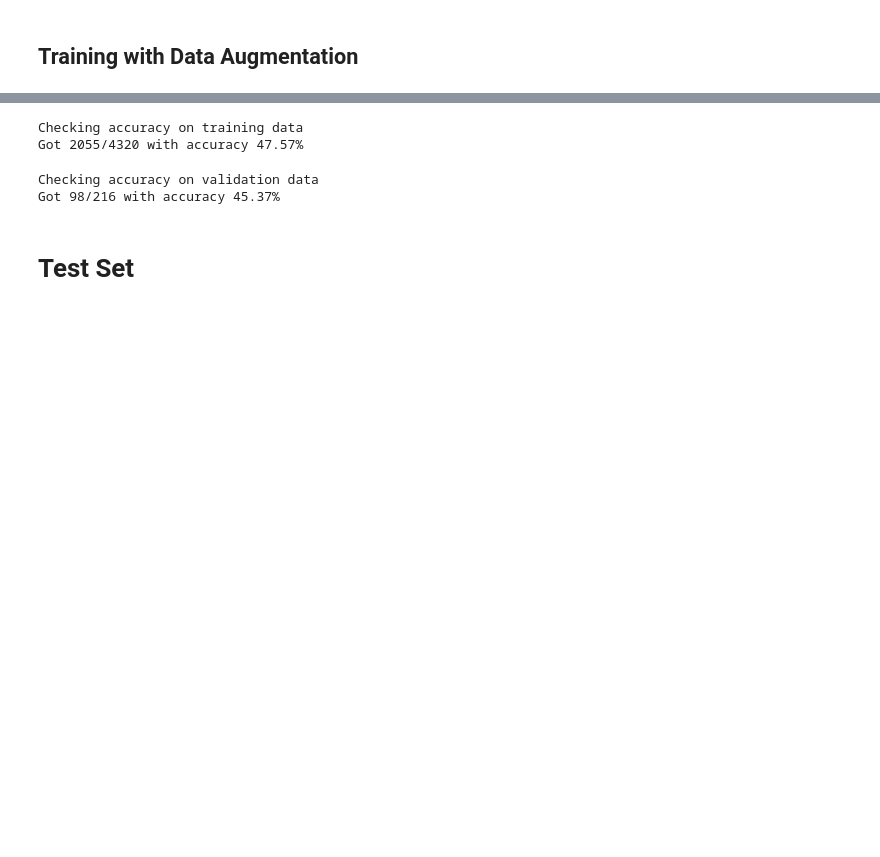
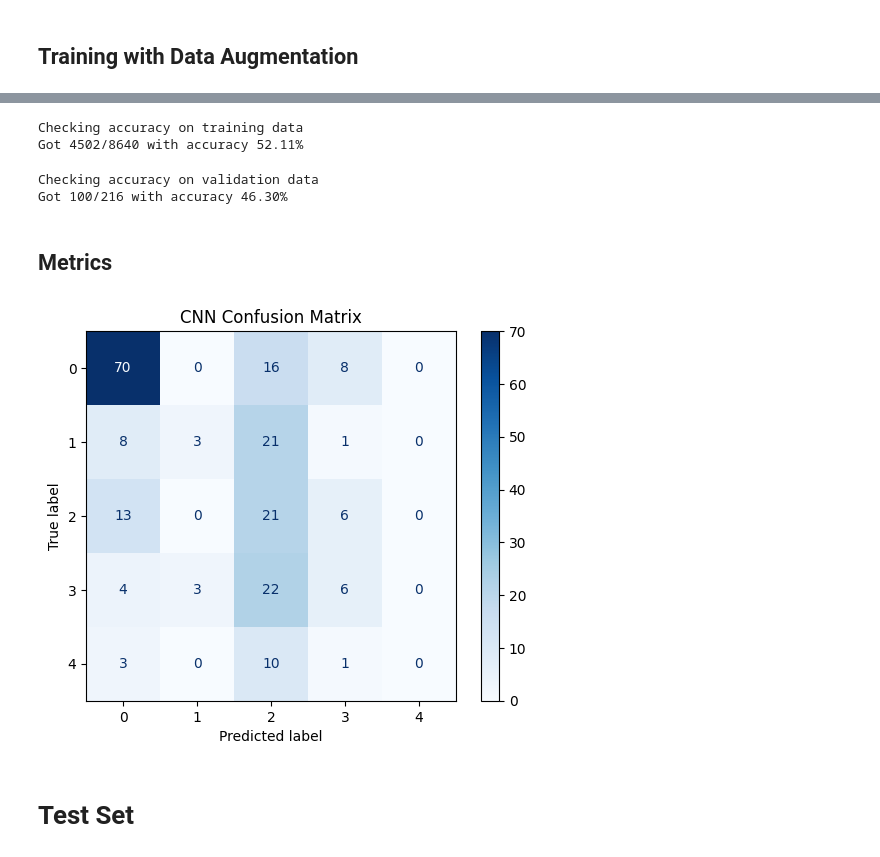
Before and after one commit to mrquaternion/Retinal-Image-Classification, a Jupyter notebook: cnn.ipynb, the cells around one changed output, grey strips where cells are left out. Saved outputs shown, nothing was run; the diff lists cells and outputs as text; code cells hidden in the pictures; blank space fills up the shorter version.

```diff
--- a/cnn.ipynb
+++ b/cnn.ipynb
@@ -408,13 +478,21 @@ model.train_model(train_loader)
 # %%
-check_accuracy(train_loader, model)
+_, _ = check_accuracy(train_loader, model)
 # %% [output]
 Checking accuracy on training data
-Got 2055/4320 with accuracy 47.57%
+Got 4502/8640 with accuracy 52.11%
 # %%
-check_accuracy(val_loader, model)
+preds, truth = check_accuracy(val_loader, model)
 # %% [output]
 Checking accuracy on validation data
-Got 98/216 with accuracy 45.37%
+Got 100/216 with accuracy 46.30%
+# %% [markdown]
+## Metrics
+# %%
+ConfusionMatrixDisplay(confusion_matrix(truth, preds), display_labels=np.unique(truth)).plot(cmap='Blues')
+plt.title("CNN Confusion Matrix")
+plt.show()
+# %% [output]
+[figure, added]
 # %% [markdown]
 # Test Set
 # %%
```
Also changed, not shown: parts of 27 cells of this notebook.
